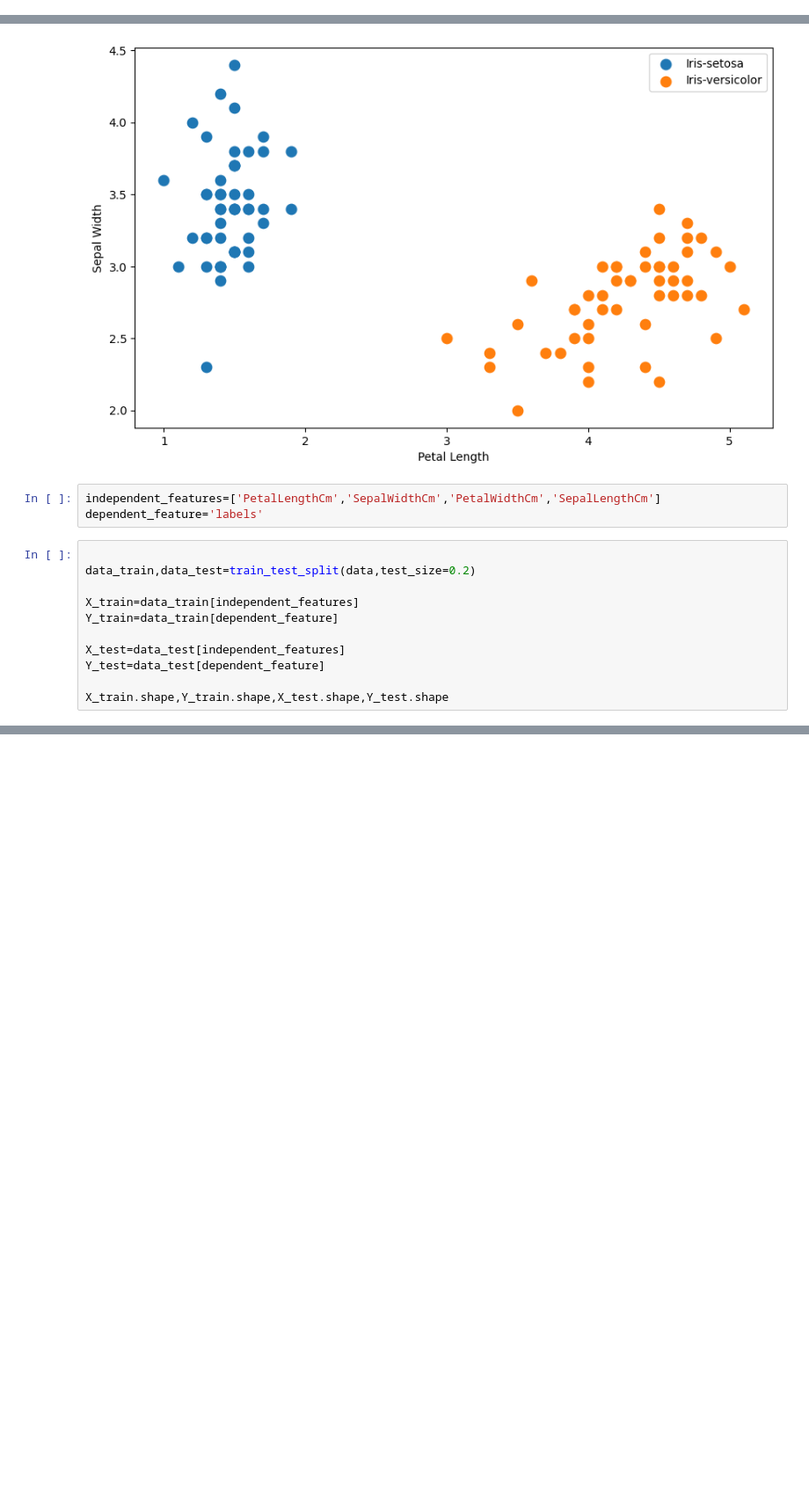
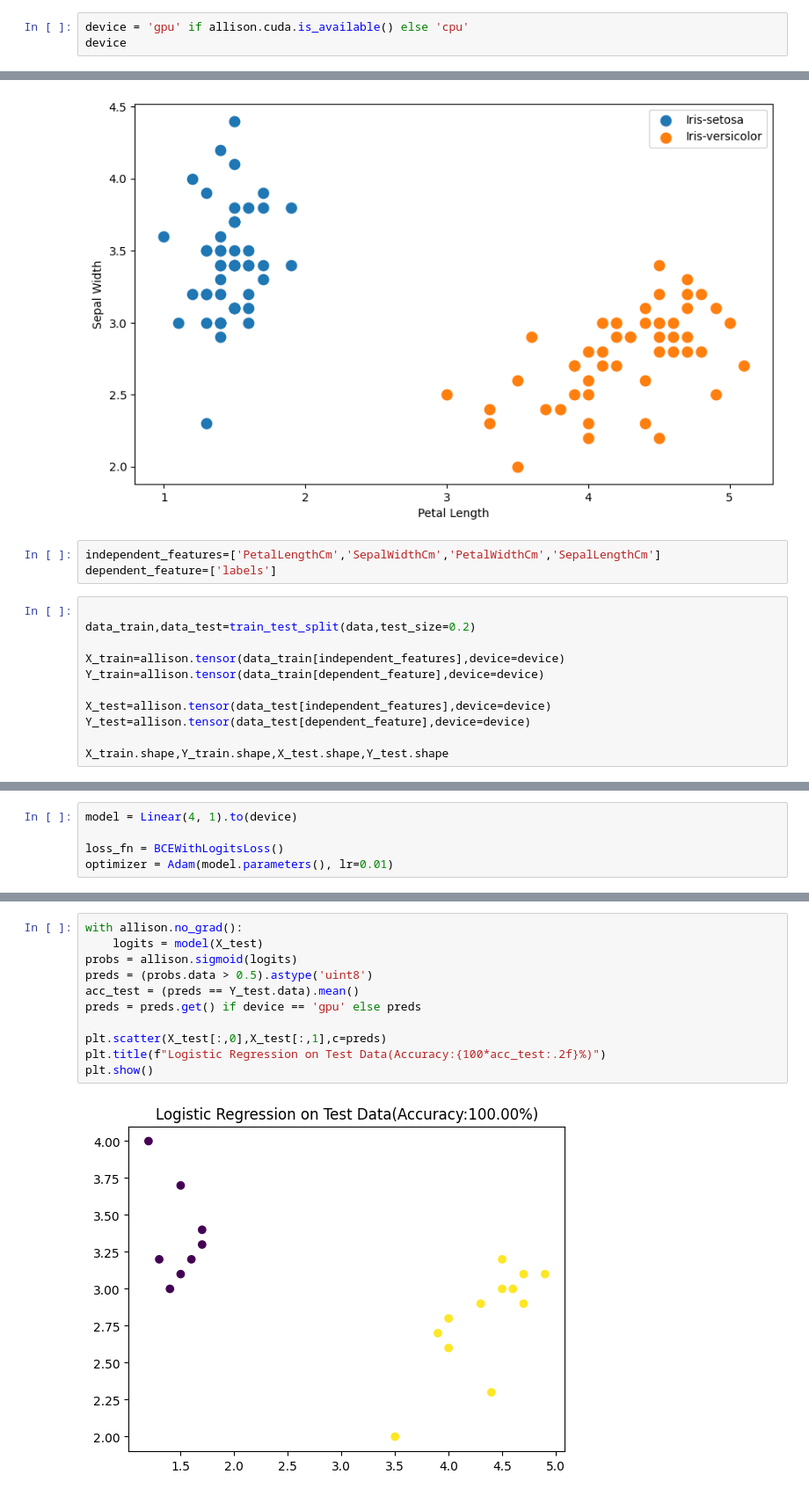
Before and after one commit to Mitchell-Mirano/Allison, a Jupyter notebook: examples/regression/2-Logistic Regression.ipynb, the cells around one changed output, grey strips where cells are left out. Shown at 88% size. Cells and saved outputs as stored; diff of their text form; blank space fills up the shorter version.

```diff
--- a/examples/regression/2-Logistic Regression.ipynb
+++ b/examples/regression/2-Logistic Regression.ipynb
@@ -13,0 +16,3 @@ from allison.metrics import classification_report, confusion_matrix
+# %%
+device = 'gpu' if allison.cuda.is_available() else 'cpu'
+device
@@ -65,16 +75,16 @@ for specie in data['Species'].unique():
 [figure]
 # %%
 independent_features=['PetalLengthCm','SepalWidthCm','PetalWidthCm','SepalLengthCm']
-dependent_feature='labels'
+dependent_feature=['labels']
 # %%
 
 data_train,data_test=train_test_split(data,test_size=0.2)
 
-X_train=data_train[independent_features]
-Y_train=data_train[dependent_feature]
+X_train=allison.tensor(data_train[independent_features],device=device)
+Y_train=allison.tensor(data_train[dependent_feature],device=device)
 
-X_test=data_test[independent_features]
-Y_test=data_test[dependent_feature]
+X_test=allison.tensor(data_test[independent_features],device=device)
+Y_test=allison.tensor(data_test[dependent_feature],device=device)
 
 X_train.shape,Y_train.shape,X_test.shape,Y_test.shape
 # %% [output]
@@ -131,0 +92,5 @@ sns.heatmap(confusion_matrix(Y_test, model.predict(X_test)), annot=True, cmap="B
+# %%
+model = Linear(4, 1).to(device)
+
+loss_fn = BCEWithLogitsLoss()
+optimizer = Adam(model.parameters(), lr=0.01)
@@ -131,0 +118,13 @@ sns.heatmap(confusion_matrix(Y_test, model.predict(X_test)), annot=True, cmap="B
+# %%
+with allison.no_grad():
+    logits = model(X_test)
+probs = allison.sigmoid(logits)
+preds = (probs.data > 0.5).astype('uint8')
+acc_test = (preds == Y_test.data).mean()
+preds = preds.get() if device == 'gpu' else preds
+
+plt.scatter(X_test[:,0],X_test[:,1],c=preds)
+plt.title(f"Logistic Regression on Test Data(Accuracy:{100*acc_test:.2f}%)")
+plt.show()
+# %% [output]
+[figure, added]
```
Also changed, not shown: parts of 17 cells of this notebook, 18 other files.
